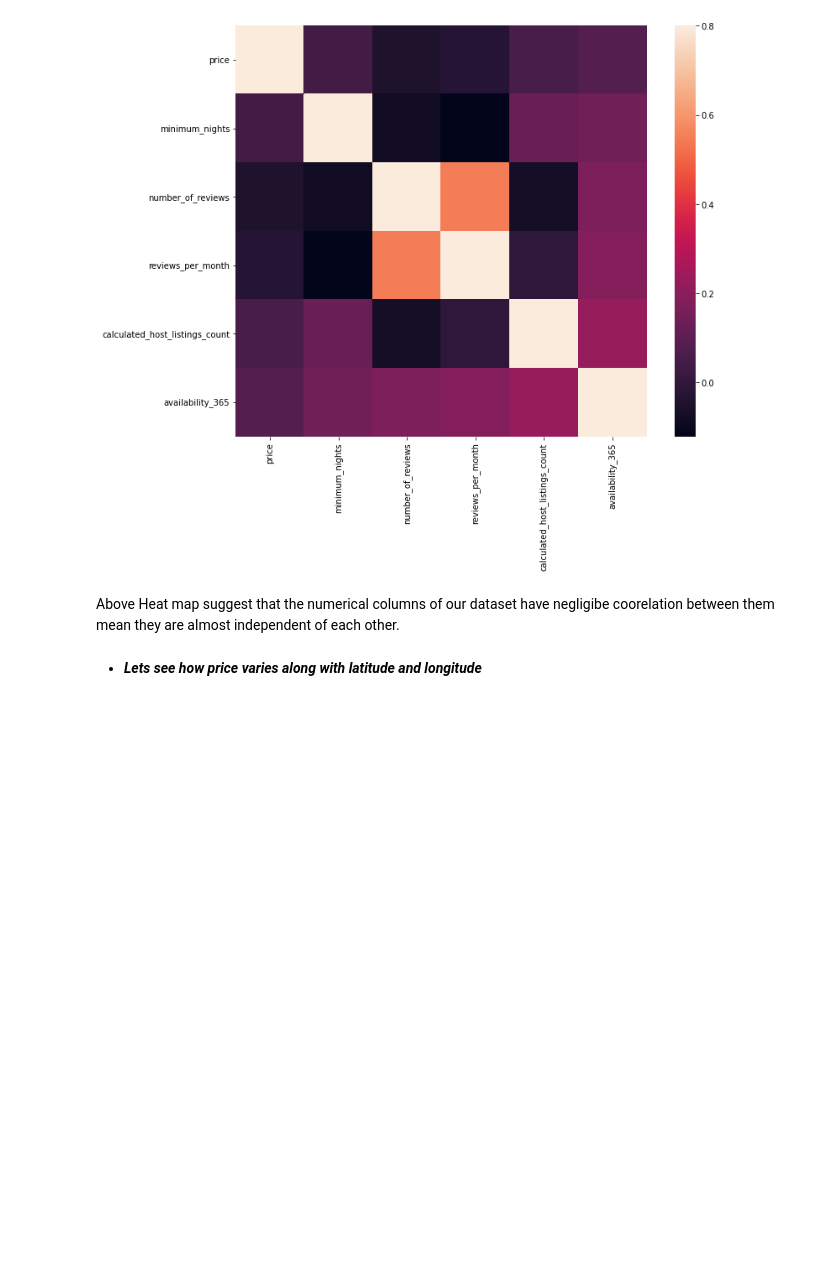
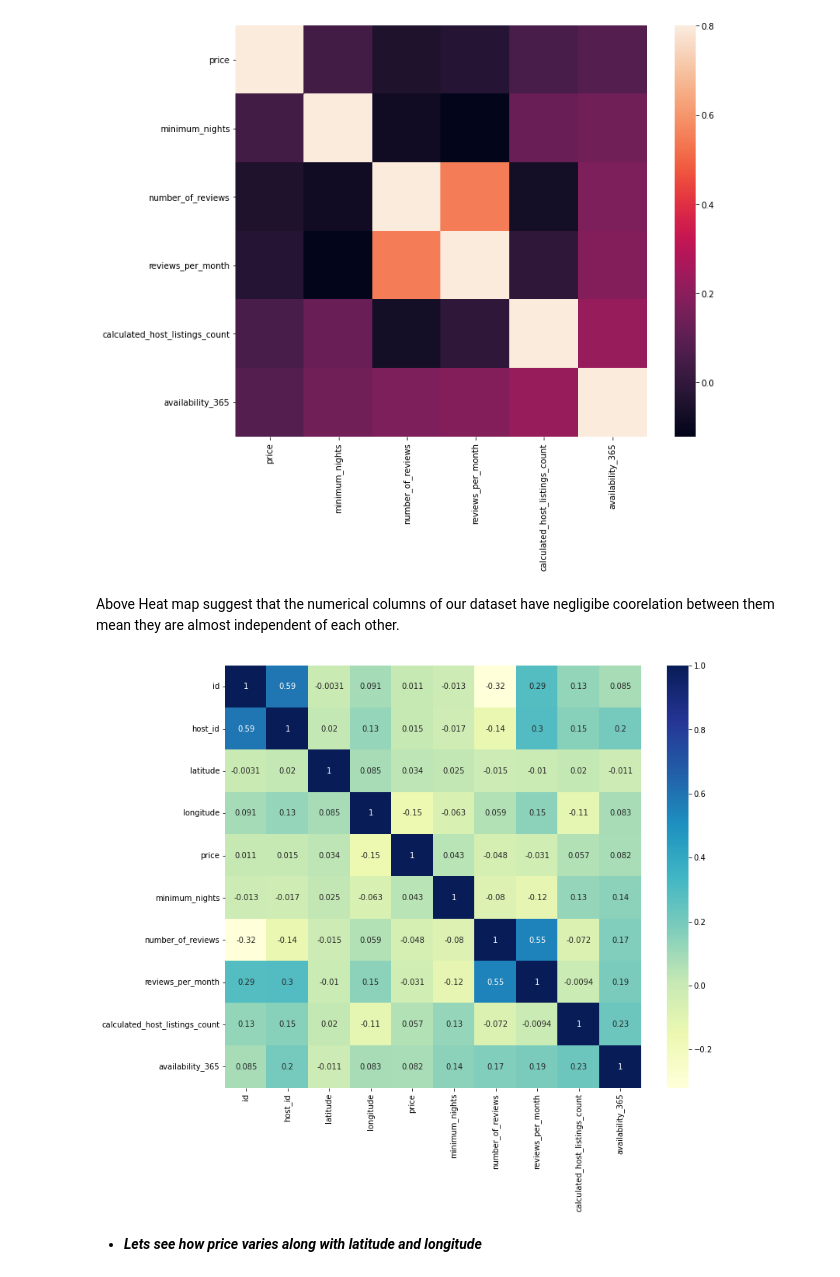
Before and after one commit to ydv1412/airbnb_EDA, a Jupyter notebook: Airbnb_Bookings_Analysis_Capstone_Project.ipynb, the cells around one changed output. Drawn from its saved outputs; the diff is of its cells as text; code cells hidden in the pictures; blank space fills up the shorter version.

```diff
--- a/Airbnb_Bookings_Analysis_Capstone_Project.ipynb
+++ b/Airbnb_Bookings_Analysis_Capstone_Project.ipynb
@@ -337,6 +337,14 @@ sns.heatmap(corrmat, vmax=.8, square=True);
 [figure]
 # %% [markdown]
 Above Heat map suggest that the numerical columns of our dataset have negligibe coorelation between them mean they are almost independent of each other.
+# %%
+plt.figure(figsize = (12,10))
+dataplot = sns.heatmap(df[columns].corr(), cmap="YlGnBu", annot=True)
+
+# displaying heatmap
+plt.show()
+# %% [output]
+[figure, added]
 # %% [markdown]
 * ***Lets see how price varies along with latitude and longitude***
 # %%
```
